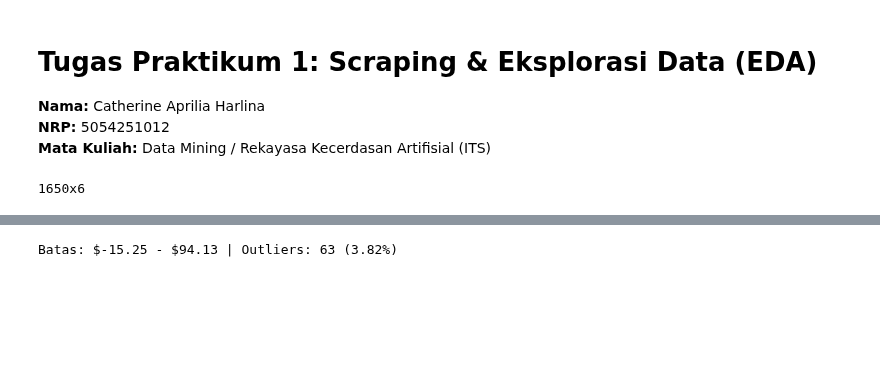
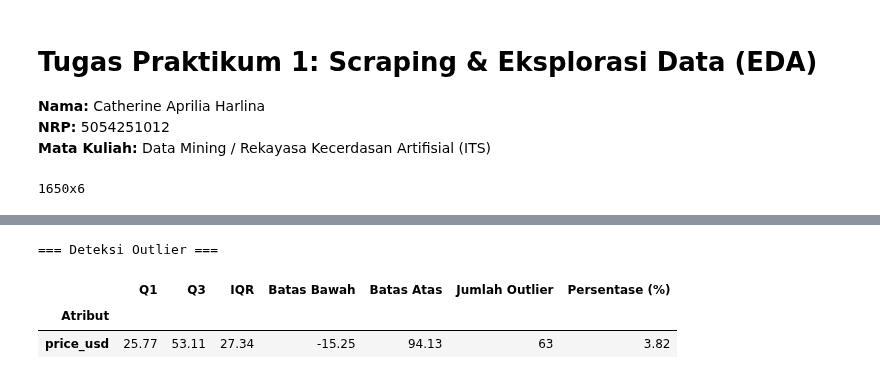
Before and after one commit to catherineapriliaharlina/5054251012_Catherine_praktikum-data-mining, a Jupyter notebook: tugas-scrapping-eda/5054251012_Catherine_Aprilia_Harlina_Tugas_Scrapping_dan_EDA.ipynb, the cells around one changed output, grey strips where cells are left out. Saved outputs shown, nothing was run; the diff lists cells and outputs as text; code cells hidden in the pictures; blank space fills up the shorter version.

```diff
--- a/tugas-scrapping-eda/5054251012_Catherine_Aprilia_Harlina_Tugas_Scrapping_dan_EDA.ipynb
+++ b/tugas-scrapping-eda/5054251012_Catherine_Aprilia_Harlina_Tugas_Scrapping_dan_EDA.ipynb
@@ -78,6 +117,14 @@ Name: count, dtype: int64
 # %%
-q1,q3=df_raw['price_usd'].quantile([0.25,0.75]); iqr=q3-q1; out=df_raw[(df_raw['price_usd']<q1-1.5*iqr)|(df_raw['price_usd']>q3+1.5*iqr)]
-print(f'Batas: ${q1-1.5*iqr:.2f} - ${q3+1.5*iqr:.2f} | Outliers: {len(out)} ({len(out)/len(df_raw)*100:.2f}%)')
+# deteksi outlier price_usd
+q1, q3 = df_raw['price_usd'].quantile([0.25, 0.75])
+iqr = q3 - q1
+low, high = q1 - 1.5*iqr, q3 + 1.5*iqr
+out = df_raw[(df_raw['price_usd'] < low) | (df_raw['price_usd'] > high)]
+print("=== Deteksi Outlier ===")
+display(pd.DataFrame([{'Atribut': 'price_usd', 'Q1': round(q1, 2), 'Q3': round(q3, 2), 'IQR': round(iqr, 2), 'Batas Bawah': round(low, 2), 'Batas Atas': round(high, 2), 'Jumlah Outlier': len(out), 'Persentase (%)': round(len(out)/len(df_raw)*100, 2)}]).set_index('Atribut'))
 # %% [output]
-Batas: $-15.25 - $94.13 | Outliers: 63 (3.82%)
+=== Deteksi Outlier ===
+|  | Q1 | Q3 | IQR | Batas Bawah | Batas Atas | Jumlah Outlier | Persentase (%) |
+| Atribut |  |  |  |  |  |  |  |
+| price_usd | 25.77 | 53.11 | 27.34 | -15.25 | 94.13 | 63 | 3.82 |
 # %%
```
Also changed, not shown: parts of 4 cells of this notebook.
